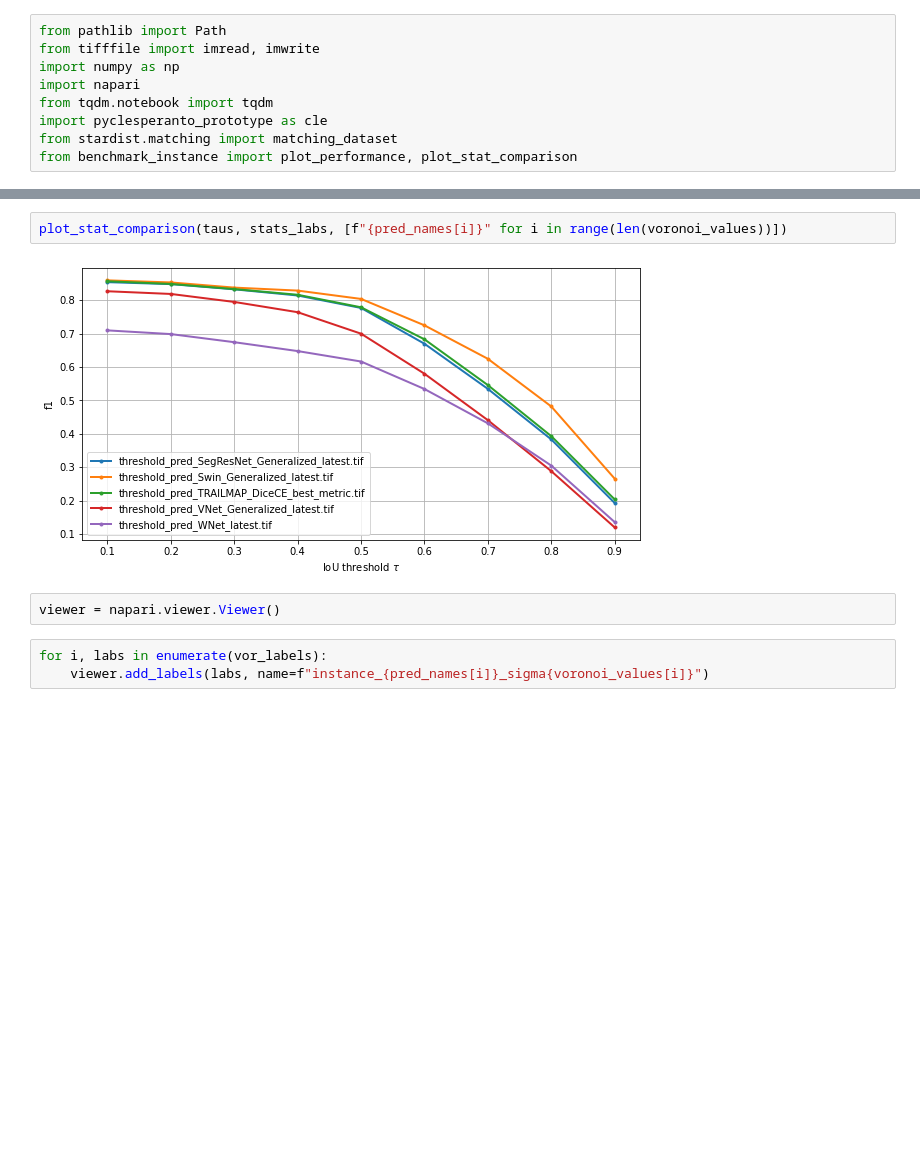
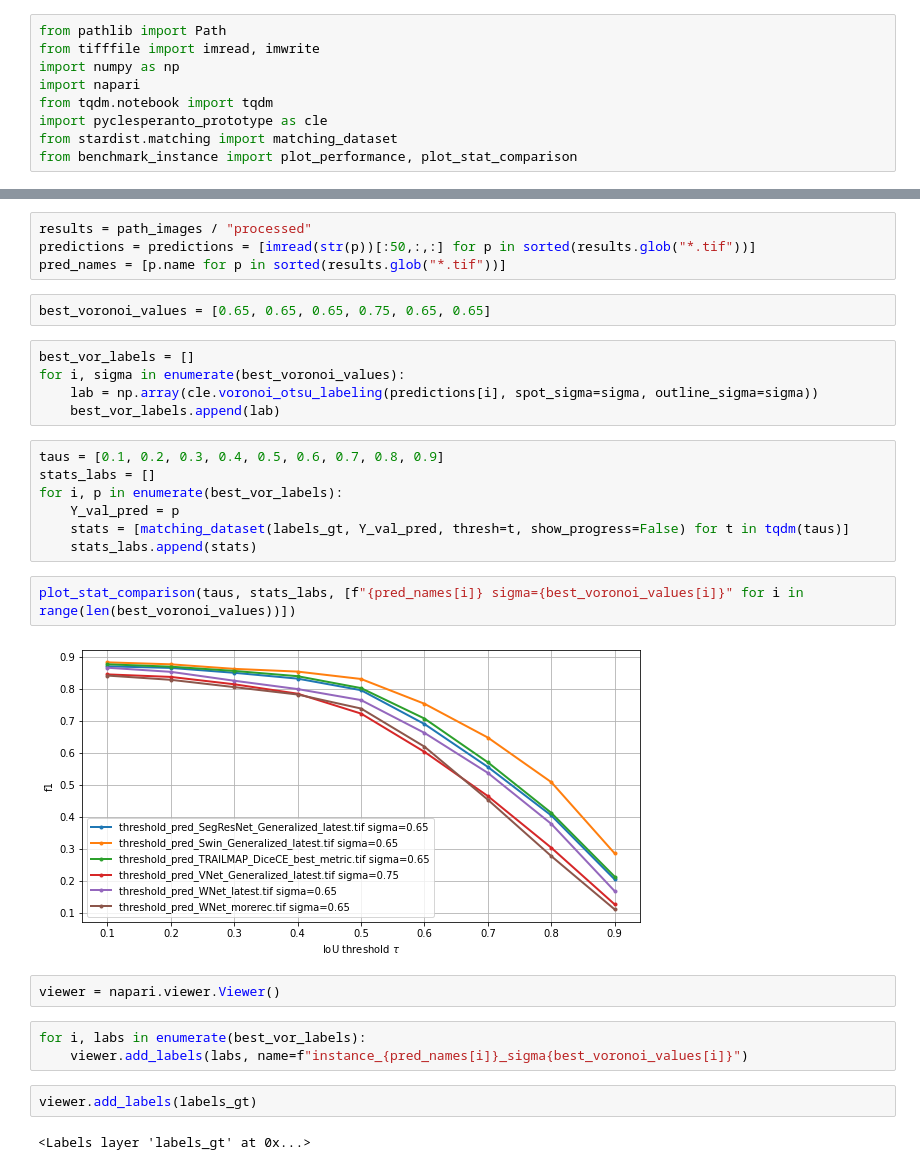
Before and after one commit to C-Achard/stardist, a Jupyter notebook: examples/3D/3_5_voronoi.ipynb, the cells around one changed output, grey strips where cells are left out. Saved outputs shown, nothing was run; the diff lists cells and outputs as text; blank space fills up the shorter version.

```diff
--- a/examples/3D/3_5_voronoi.ipynb
+++ b/examples/3D/3_5_voronoi.ipynb
@@ -49,10 +41,32 @@ for i, p in enumerate(vor_labels):
+# %%
+results = path_images / "processed"
+predictions = predictions = [imread(str(p))[:50,:,:] for p in sorted(results.glob("*.tif"))]
+pred_names = [p.name for p in sorted(results.glob("*.tif"))]
+# %%
+best_voronoi_values = [0.65, 0.65, 0.65, 0.75, 0.65, 0.65]
+# %%
+best_vor_labels = []
+for i, sigma in enumerate(best_voronoi_values):
+    lab = np.array(cle.voronoi_otsu_labeling(predictions[i], spot_sigma=sigma, outline_sigma=sigma))
+    best_vor_labels.append(lab)
+# %%
+taus = [0.1, 0.2, 0.3, 0.4, 0.5, 0.6, 0.7, 0.8, 0.9]
+stats_labs = []
+for i, p in enumerate(best_vor_labels):
+    Y_val_pred = p
+    stats = [matching_dataset(labels_gt, Y_val_pred, thresh=t, show_progress=False) for t in tqdm(taus)]
+    stats_labs.append(stats)
 # %%
-plot_stat_comparison(taus, stats_labs, [f"{pred_names[i]}" for i in range(len(voronoi_values))])
+plot_stat_comparison(taus, stats_labs, [f"{pred_names[i]} sigma={best_voronoi_values[i]}" for i in range(len(best_voronoi_values))])
 # %% [output]
-[figure, old version]
+[figure, new version]
 # %%
 viewer = napari.viewer.Viewer()
 # %%
-for i, labs in enumerate(vor_labels):
-    viewer.add_labels(labs, name=f"instance_{pred_names[i]}_sigma{voronoi_values[i]}")
+for i, labs in enumerate(best_vor_labels):
+    viewer.add_labels(labs, name=f"instance_{pred_names[i]}_sigma{best_voronoi_values[i]}")
+# %%
+viewer.add_labels(labels_gt)
+# %% [output]
+<Labels layer 'labels_gt' at 0x...>
 # %%
```
Also changed, not shown: parts of 7 cells of this notebook, 1 other file.
